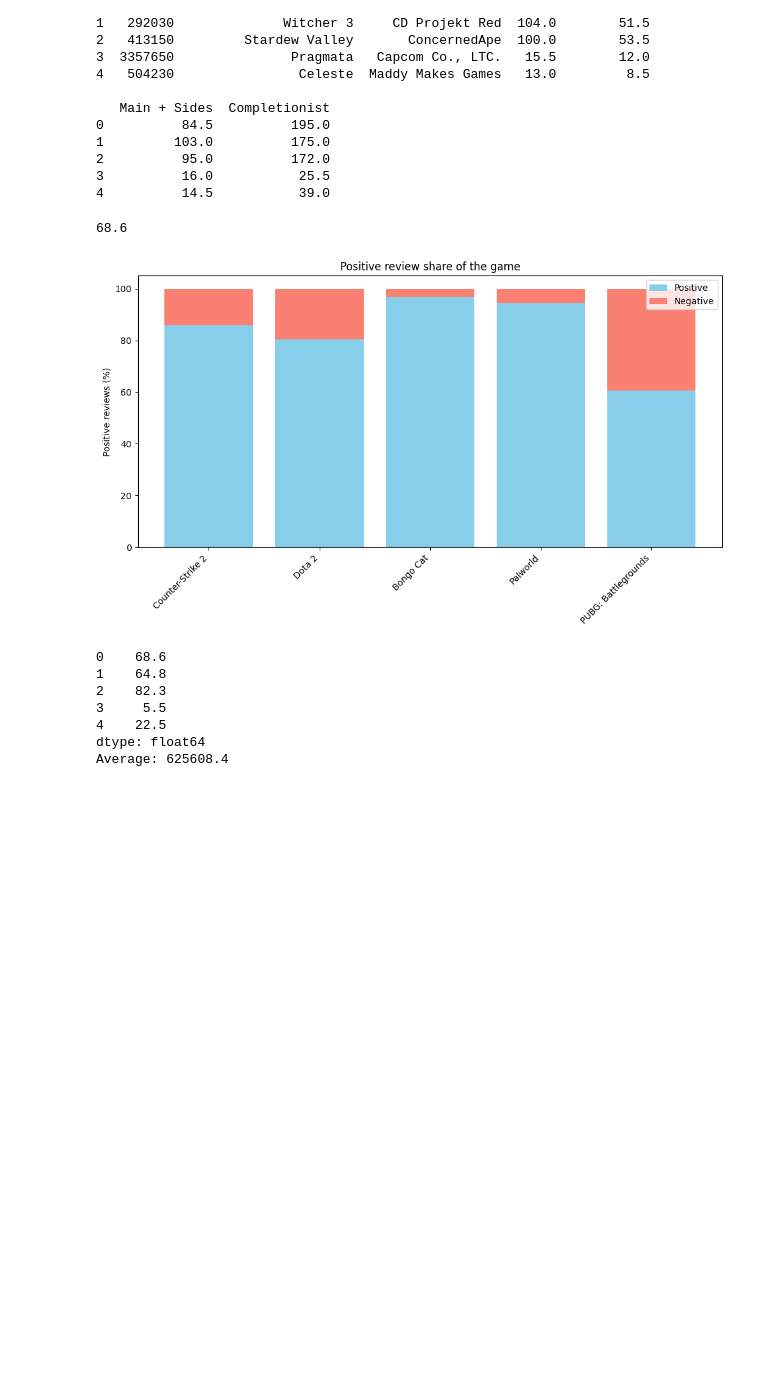
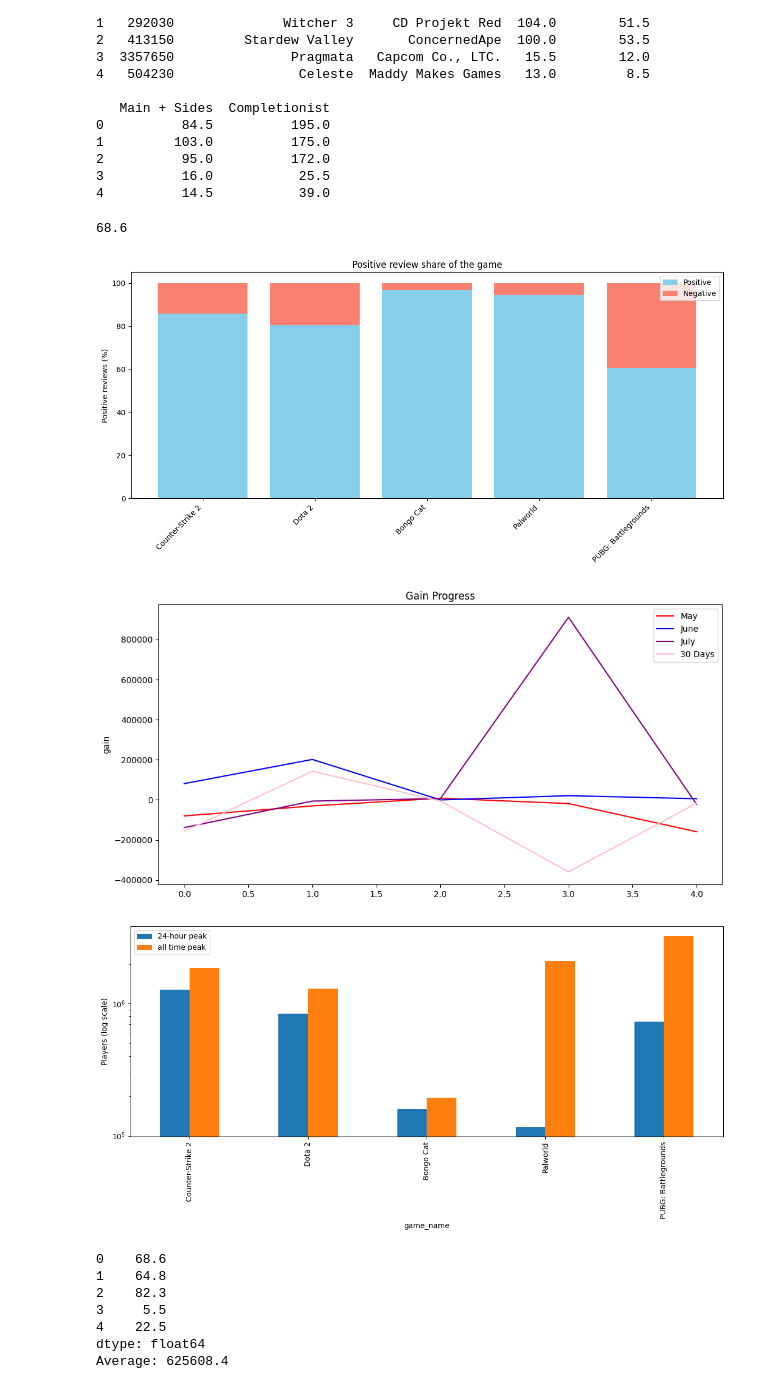
Before and after one commit to HusamAbdelrahim/Analyzing_SteamDB, a Jupyter notebook: Analyzing_SteamDB.ipynb, the cells around one changed output. Drawn from its saved outputs; the diff is of its cells as text; code cells hidden in the pictures; blank space fills up the shorter version.

```diff
--- a/Analyzing_SteamDB.ipynb
+++ b/Analyzing_SteamDB.ipynb
@@ -175,35 +175,59 @@ cs2_alltime = df.loc[mask, "all time peak"].iloc[0]
 
 cs2_pct = round(cs2_peak/cs2_alltime * 100, 1)
 print(cs2_pct)
 
 df_calculation = df["Peak %"] = (df["24-hour peak"] / df["all time peak"] * 100).round(1)
 
 # cs24 = 1277861
 # cspeak = 1862531
 # percentage2  = (cs24 / cspeak) * 100
 # print(percentage2)
 
 #positive_reviews_x = df("Positive reivews")
 #negative_reviews_y = df("Negative reviews")
 
-plt.figure(figsize=(10,6))
+# First Graph
+
+plt.figure(figsize=(12,6))
 
 plt.bar(df["game_name"], df["Positive_reviews"], label = "Positive", color = "skyblue")
 plt.bar(df["game_name"], df["Negative_reviews"], bottom=df["Positive_reviews"], label = "Negative", color = "salmon")
 
 plt.ylabel("Positive reviews (%)")
 plt.title("Positive review share of the game")
 plt.xticks(rotation = 45, ha = "right")
 plt.tight_layout()
 plt.legend()
 plt.show()
 
+# 2nd Graph
+
+plt.figure(figsize=(12,6))
+plt.plot(df["gain_may"], label = "May", color = "red")
+plt.plot(df["gain_june"], label = "June", color = "blue")
+plt.plot(df["gain_july"], label = "July", color = "purple")
+plt.plot(df["gain_30_days"], label = "30 Days", color = "pink" )
+plt.title("Gain Progress")
+plt.ylabel("gain")
+plt.legend()
+plt.show()
+
+# 3rd Graph
+
+wide = df.set_index("game_name")[["24-hour peak", "all time peak"]]
+ax = wide.plot.bar(figsize = (12,6), logy = True)
+ax.set_ylabel("Players (log scale)")
+plt.tight_layout()
+plt.show()
+
 print(df_calculation)
 print(f"Average: {average}")
 df_tidy1.head(5)
 # %% [output]
 68.6
-[figure, old version]
+[figure, new version]
+[figure, added]
+[figure, added]
 0    68.6
 1    64.8
 2    82.3
```
Also changed, not shown: parts of 1 cell of this notebook.
